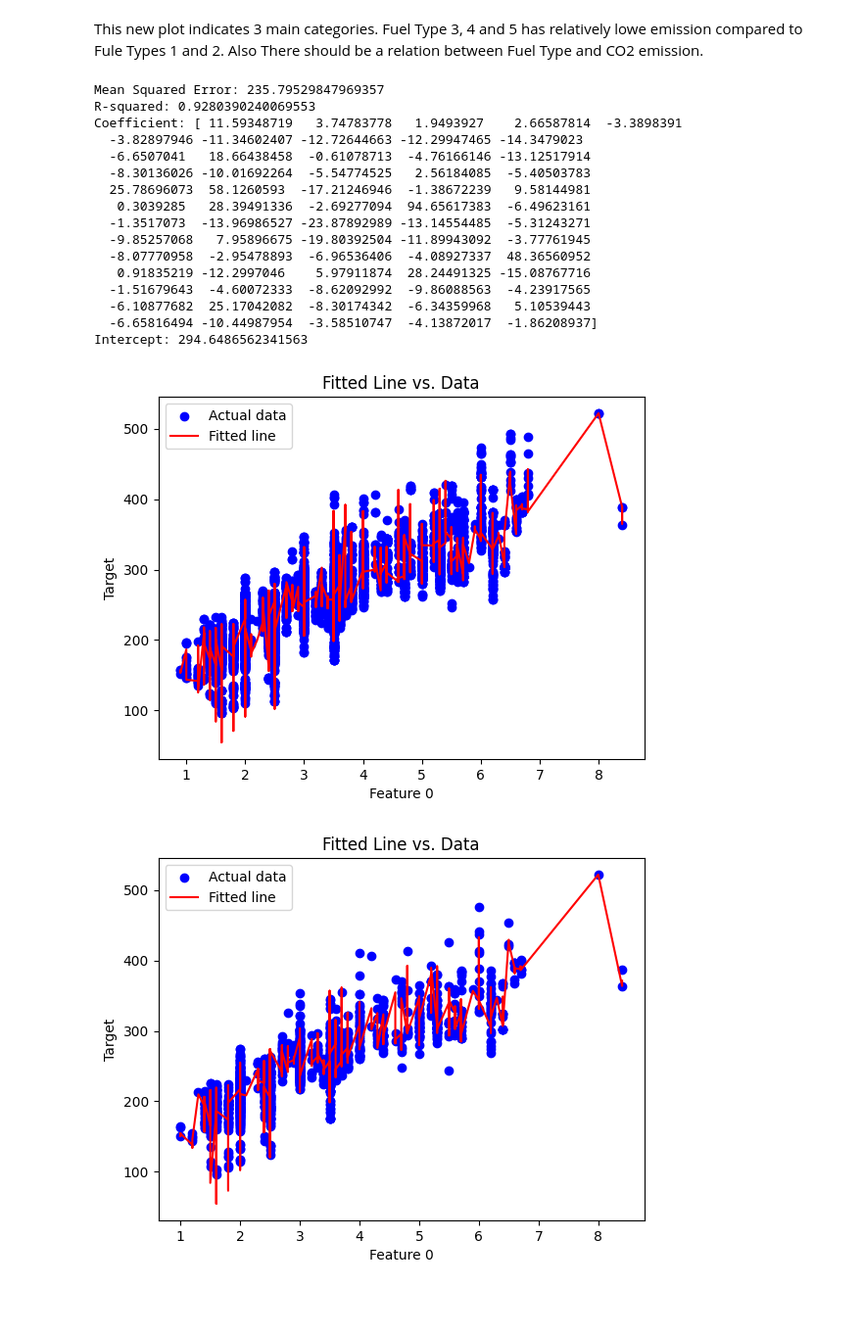
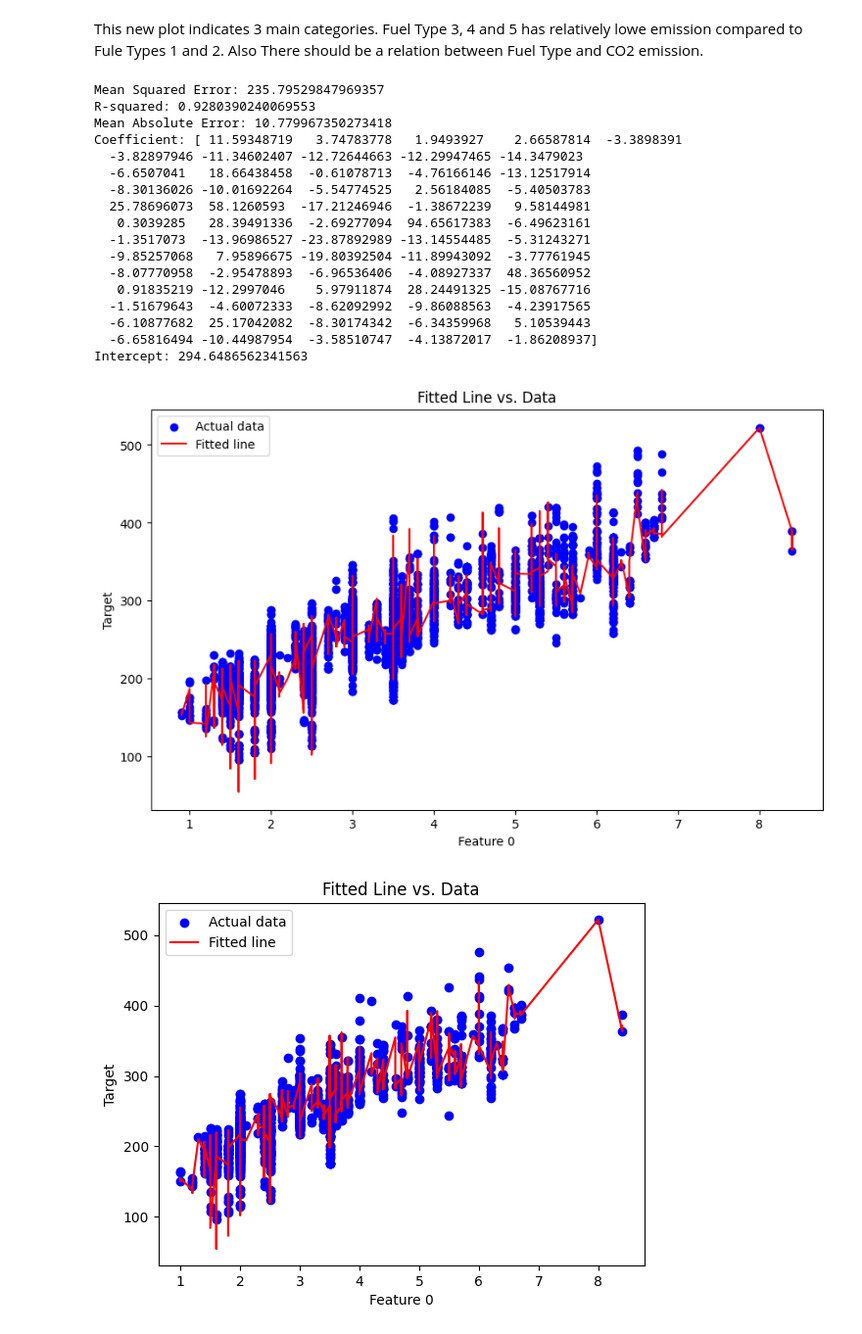
Before and after one commit to Hoseinrajabi1997/co2-emission, a Jupyter notebook: regression-co2-prediction.ipynb, the cells around one changed output. Shown at 98% size. Cells and saved outputs as stored; diff of their text form; code cells hidden in the pictures; blank space fills up the shorter version.

```diff
--- a/regression-co2-prediction.ipynb
+++ b/regression-co2-prediction.ipynb
@@ -218,16 +219,17 @@ y_pred = model.predict(x_test)
 
 mse = metrics.mean_squared_error(y_test, y_pred)
 r2 = metrics.r2_score(y_test, y_pred)
-
+mae = metrics.mean_absolute_error(y_test, y_pred)
 print(f'Mean Squared Error: {mse}')
 print(f'R-squared: {r2}')
-
+print(f'Mean Absolute Error: {mae}')
 
 print(f'Coefficient: {model.coef_}')
 print(f'Intercept: {model.intercept_}')
 # %% [output]
 Mean Squared Error: 235.79529847969357
 R-squared: 0.9280390240069553
+Mean Absolute Error: 10.779967350273418
 Coefficient: [ 11.59348719   3.74783778   1.9493927    2.66587814  -3.3898391
   -3.82897946 -11.34602407 -12.72644663 -12.29947465 -14.3479023
   -6.6507041   18.66438458  -0.61078713  -4.76166146 -13.12517914
@@ -245,19 +247,20 @@ Intercept: 294.6486562341563
 # %%
 
 yfeature_index = 0
 y_train_pred = model.predict(x_train)
+plt.figure(figsize=(10, 6))
 plt.scatter(x_train.iloc[:, yfeature_index].values, y_train, color='blue', label='Actual data')
 sorted_zip = sorted(zip(x_train.iloc[:, yfeature_index].values, y_train_pred), key=lambda x: x[0])
 x, y_pred = zip(*sorted_zip)
 plt.plot(x, y_pred, color='red', label='Fitted line')
 
 plt.xlabel(f'Feature {yfeature_index}')
 plt.ylabel('Target')
 plt.title('Fitted Line vs. Data')
 plt.legend()
 plt.show()
 # %% [output]
-[figure, old version]
+[figure, new version]
 # %%
 yfeature_index = 0
 y_pred = model.predict(x_test)
```
Also changed, not shown: parts of 5 cells of this notebook.
